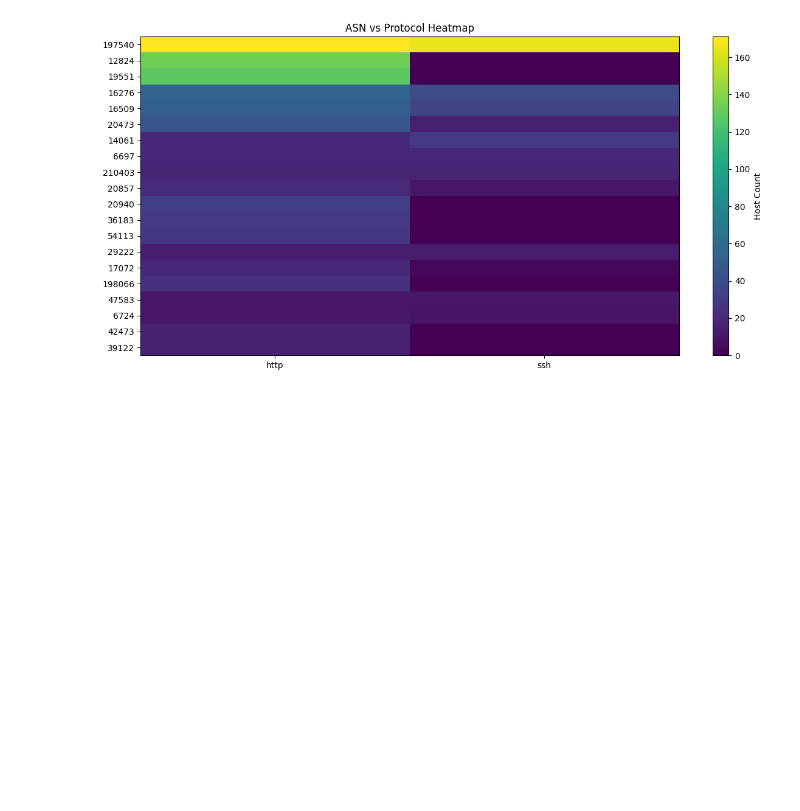
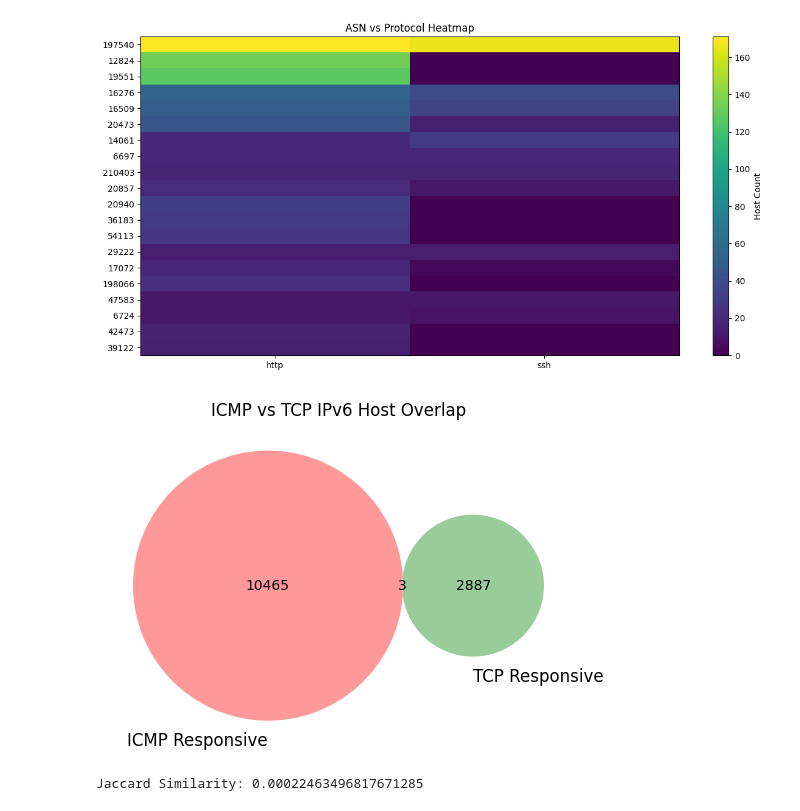
Before and after one commit to shishir03/ipv6-scan-analysis, a Jupyter notebook: csv_plotter.ipynb, the cells around one changed output. Drawn from its saved outputs; the diff is of its cells as text; code cells hidden in the pictures; blank space fills up the shorter version.

```diff
--- a/csv_plotter.ipynb
+++ b/csv_plotter.ipynb
@@ -162,17 +162,24 @@ plt.show()
 # %%
 from matplotlib_venn import venn2
 
-icmp_hosts = set(pd.read_csv("icmp_hosts.csv")['ip'])
-tcp_hosts = set(pd.read_csv("tcp_hosts.csv")['ip'])
+icmp_file = open("xmap_addr/icmp.txt", "r")
+tcp_file = open("xmap_addr/tcp.txt", "r")
+
+icmp_hosts = set(icmp_file.read().split("\n"))
+tcp_hosts = set(tcp_file.read().split("\n"))
 
 plt.figure(figsize=(6,6))
 venn2([icmp_hosts, tcp_hosts],
       set_labels=("ICMP Responsive", "TCP Responsive"))
 plt.title("ICMP vs TCP IPv6 Host Overlap")
 plt.show()
+# %% [output]
+[figure, added]
 # %%
 intersection = len(icmp_hosts & tcp_hosts)
 union = len(icmp_hosts | tcp_hosts)
 
 jaccard = intersection / union
 print("Jaccard Similarity:", jaccard)
+# %% [output]
+Jaccard Similarity: 0.00022463496817671285
```
Also changed, not shown: 1 other file.
